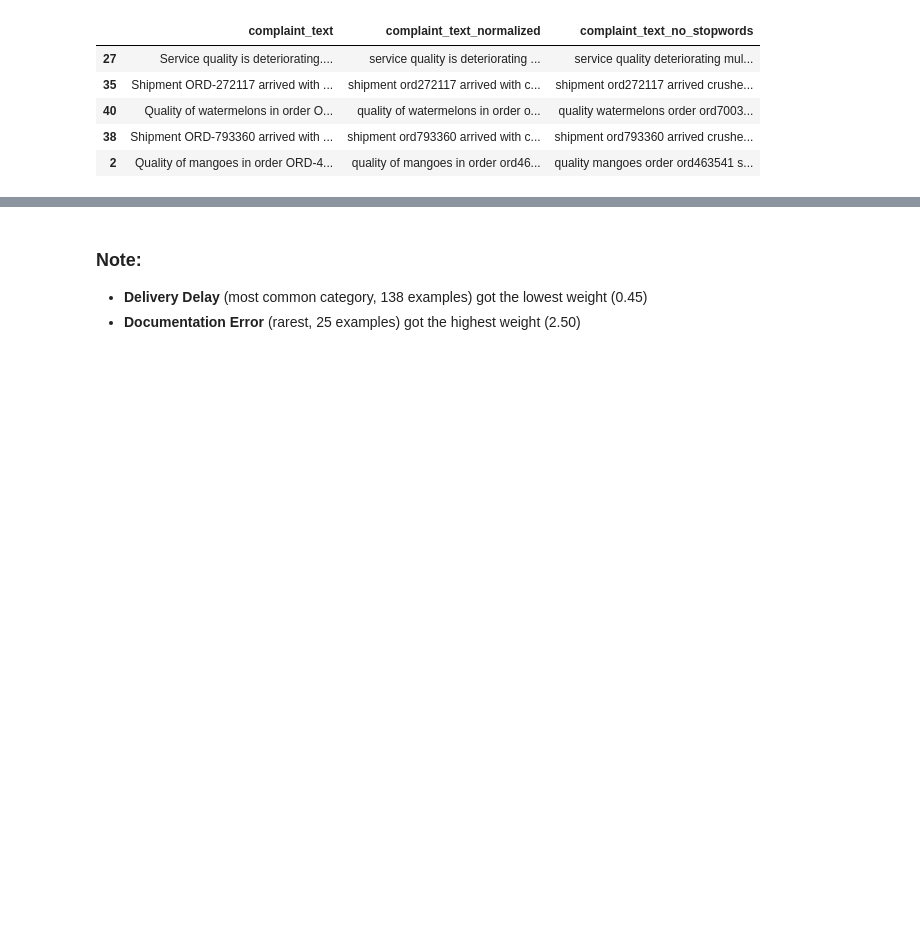
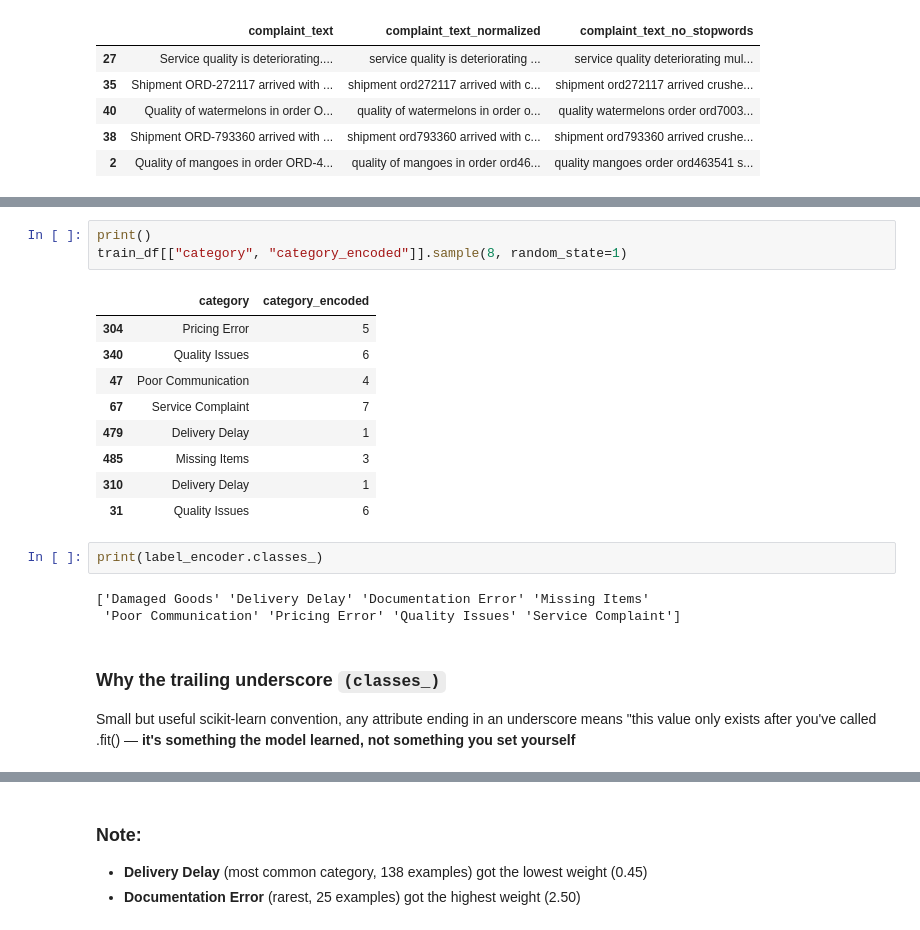
Before and after one commit to mjhogan165/agrichain_capstone, a Jupyter notebook: notebooks/task1_data_analysis.ipynb, the cells around one changed output, grey strips where cells are left out. Drawn from its saved outputs; the diff is of its cells as text; blank space fills up the shorter version.

```diff
--- a/notebooks/task1_data_analysis.ipynb
+++ b/notebooks/task1_data_analysis.ipynb
@@ -256,6 +280,29 @@ for i, label in enumerate(label_encoder.classes_):
 5: Pricing Error
 6: Quality Issues
 7: Service Complaint
+# %%
+print()
+train_df[["category", "category_encoded"]].sample(8, random_state=1)
+# %% [output]
+|  | category | category_encoded |
+| 304 | Pricing Error | 5 |
+| 340 | Quality Issues | 6 |
+| 47 | Poor Communication | 4 |
+| 67 | Service Complaint | 7 |
+| 479 | Delivery Delay | 1 |
+| 485 | Missing Items | 3 |
+| 310 | Delivery Delay | 1 |
+| 31 | Quality Issues | 6 |
+# %%
+print(label_encoder.classes_)
+# %% [output]
+['Damaged Goods' 'Delivery Delay' 'Documentation Error' 'Missing Items'
+ 'Poor Communication' 'Pricing Error' 'Quality Issues' 'Service Complaint']
+# %% [markdown]
+### Why the trailing underscore `(classes_)`
+
+Small but useful scikit-learn convention, any attribute ending in an underscore means "this value only exists after you've called .fit() —
+**it's something the model learned, not something you set yourself**
 # %% [markdown]
 ### Balance dataset
 
```
Also changed, not shown: parts of 14 cells of this notebook, 10 other files.
